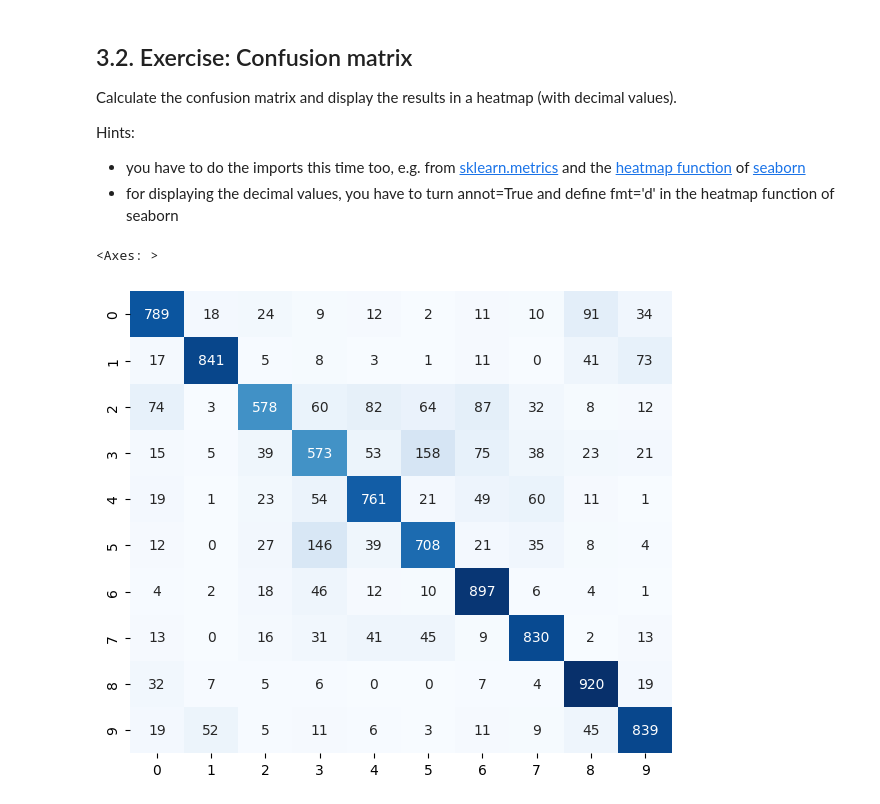
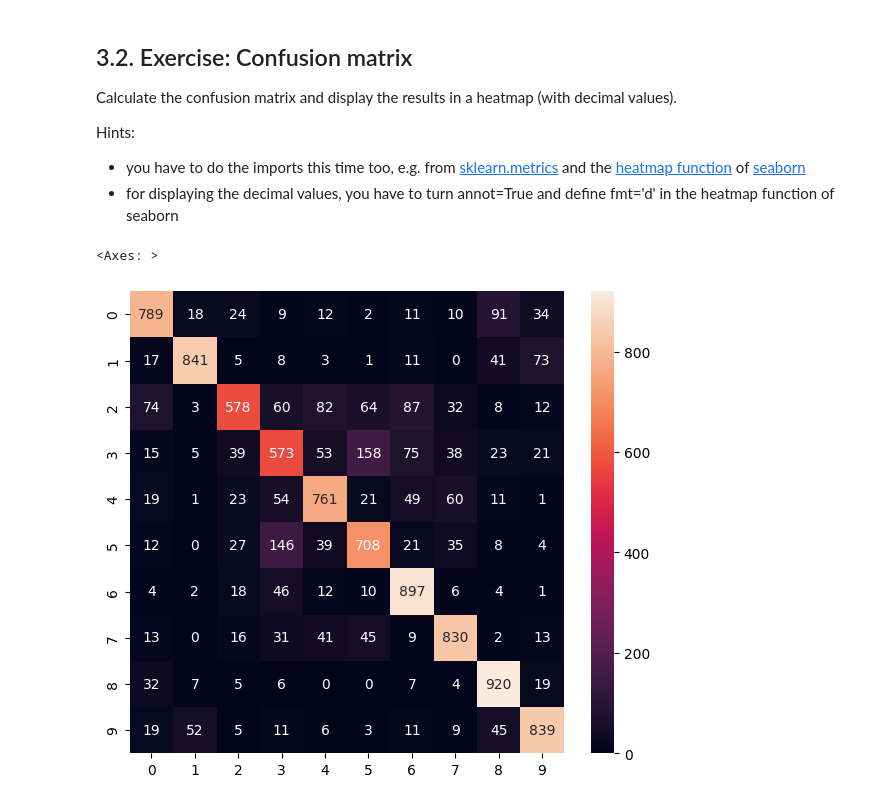
Before and after one commit to stew2003/deep-learning, a Jupyter notebook: 07_AIT_CNN_CIFAR10_exercise.ipynb, the cells around one changed output. Cells and saved outputs as stored; diff of their text form; code cells hidden in the pictures.

```diff
--- a/07_AIT_CNN_CIFAR10_exercise.ipynb
+++ b/07_AIT_CNN_CIFAR10_exercise.ipynb
@@ -193,7 +210,7 @@ import seaborn as sns
 # %%
 conf = confusion_matrix(Y_test_dense, preds)
 plt.figure(figsize=(7,6))
-sns.heatmap(conf, annot=True, fmt="d", cmap="Blues", cbar=False, xticklabels=np.unique(Y_test_dense), yticklabels=np.unique(Y_test_dense))
+sns.heatmap(conf, annot=True, fmt="d")
 # %% [output]
 <Axes: >
-[figure, old version]
+[figure, new version]
```
Also changed, not shown: parts of 2 cells of this notebook.
